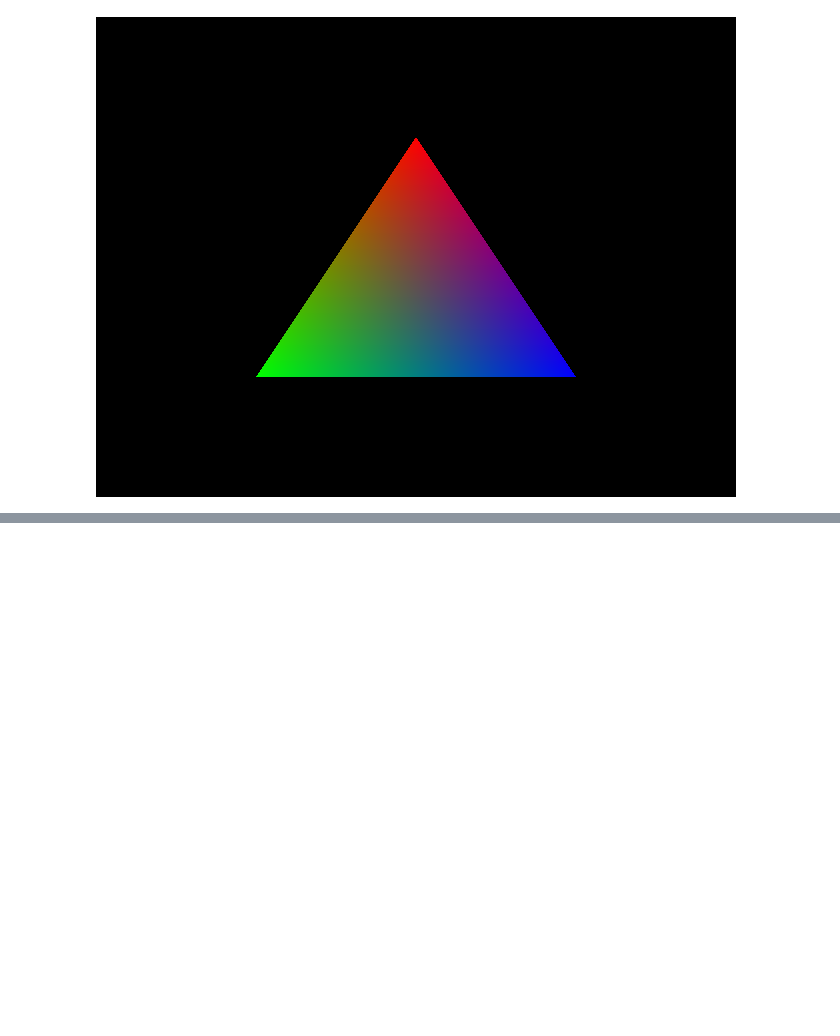
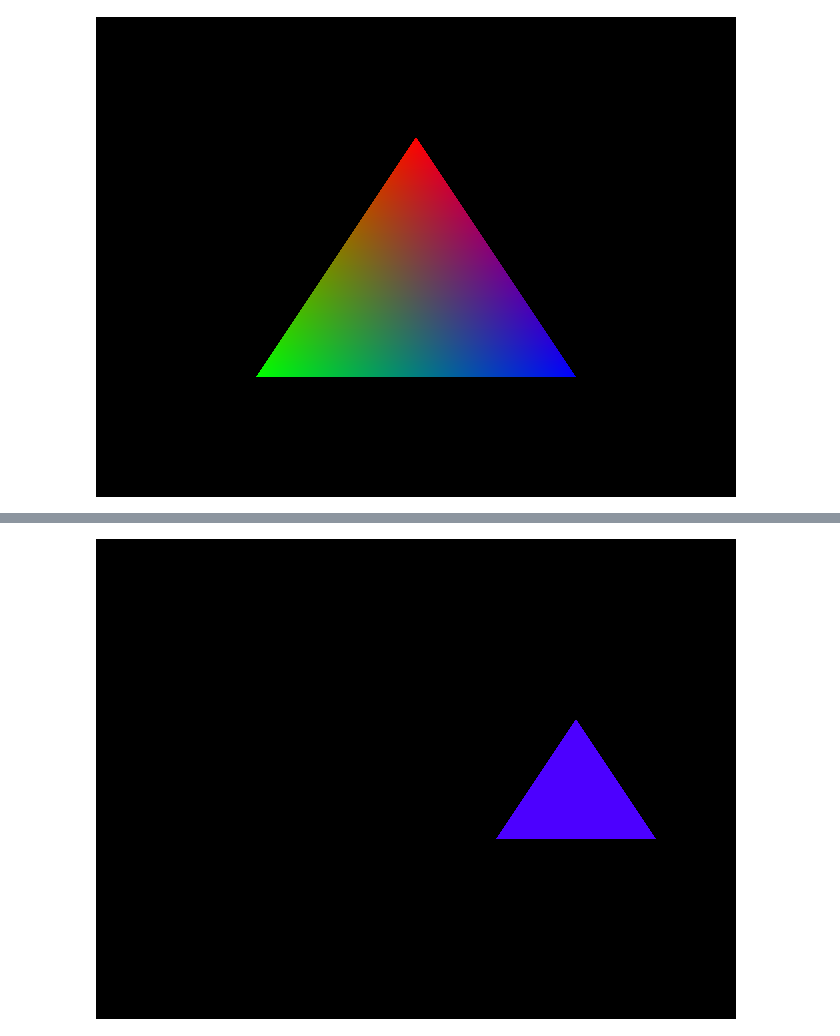
Before and after one commit to Linejesus/Computacao_Grafica, a Jupyter notebook: Lab1.ipynb, the cells around one changed output, grey strips where cells are left out. Drawn from its saved outputs; the diff is of its cells as text; code cells hidden in the pictures; blank space fills up the shorter version.

```diff
--- a/Lab1.ipynb
+++ b/Lab1.ipynb
@@ -58,0 +94,18 @@ show()
+# %%
+gl.glClear(gl.GL_COLOR_BUFFER_BIT)
+gl.glLoadIdentity()
+
+gl.glPushMatrix()
+gl.glTranslatef(0.5, 0.0, 0.0)
+gl.glScalef(0.5, 0.5, 1.0)
+gl.glBegin(gl.GL_TRIANGLES)
+gl.glColor3f(0.3, 0.0, 1.0)
+gl.glVertex2f(0.0, 0.5)
+gl.glVertex2f(-0.5, -0.5)
+gl.glVertex2f(0.5, -0.5)
+gl.glEnd()
+gl.glPopMatrix()
+
+show()
+# %% [output]
+[figure, added]
```
Also changed, not shown: parts of 2 cells of this notebook.
